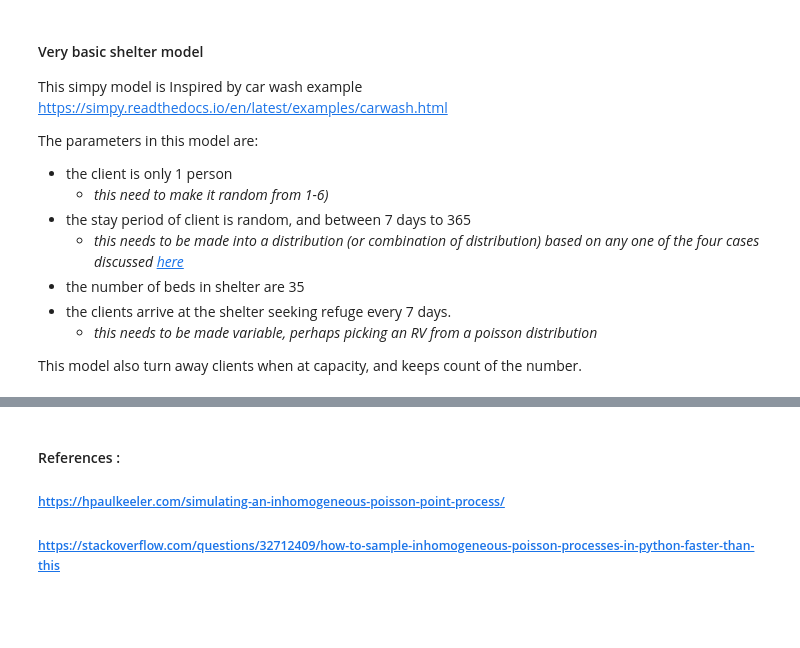
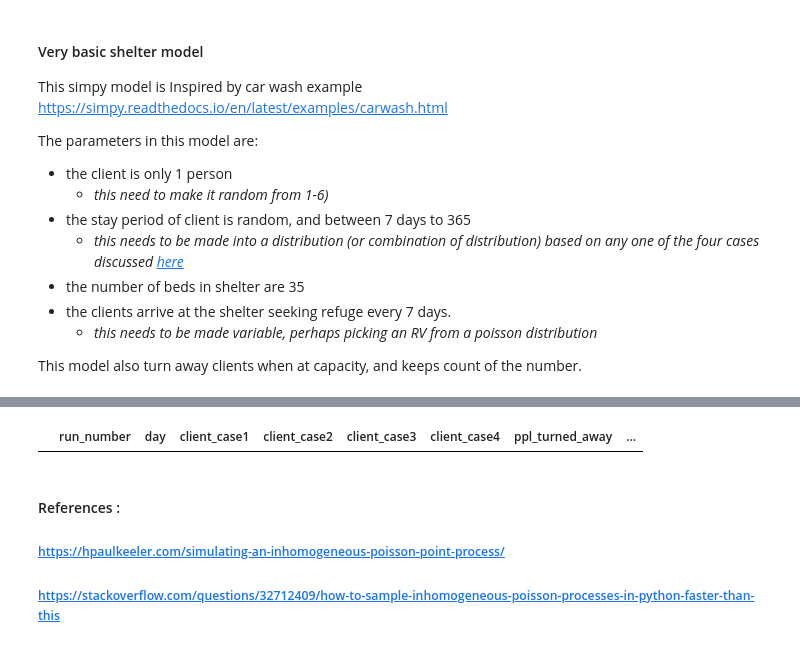
Before and after one commit to sim-team-z/learning-simpy, a Jupyter notebook: notebooks/05-shelter_model_NHPP_arrivals_variable_stay.ipynb, the cells around one changed output, grey strips where cells are left out. Cells and saved outputs as stored; diff of their text form; code cells hidden in the pictures; blank space fills up the shorter version.

Commit message:
added data_table inside Shelter class, it doesn't yet have people turned away to hotel

```diff
--- a/notebooks/05-shelter_model_NHPP_arrivals_variable_stay.ipynb
+++ b/notebooks/05-shelter_model_NHPP_arrivals_variable_stay.ipynb
@@ -277,3 +320,7 @@ with shelter_object.shelter.request() as request:
+# %%
+data_table
+# %% [output]
+|  | run_number | day | client_case1 | client_case2 | client_case3 | client_case4 | ppl_turned_away | ... |
 # %% [markdown]
 #### References :
 ##### https://hpaulkeeler.com/simulating-an-inhomogeneous-poisson-point-process/
```
Also changed, not shown: parts of 7 cells of this notebook.
